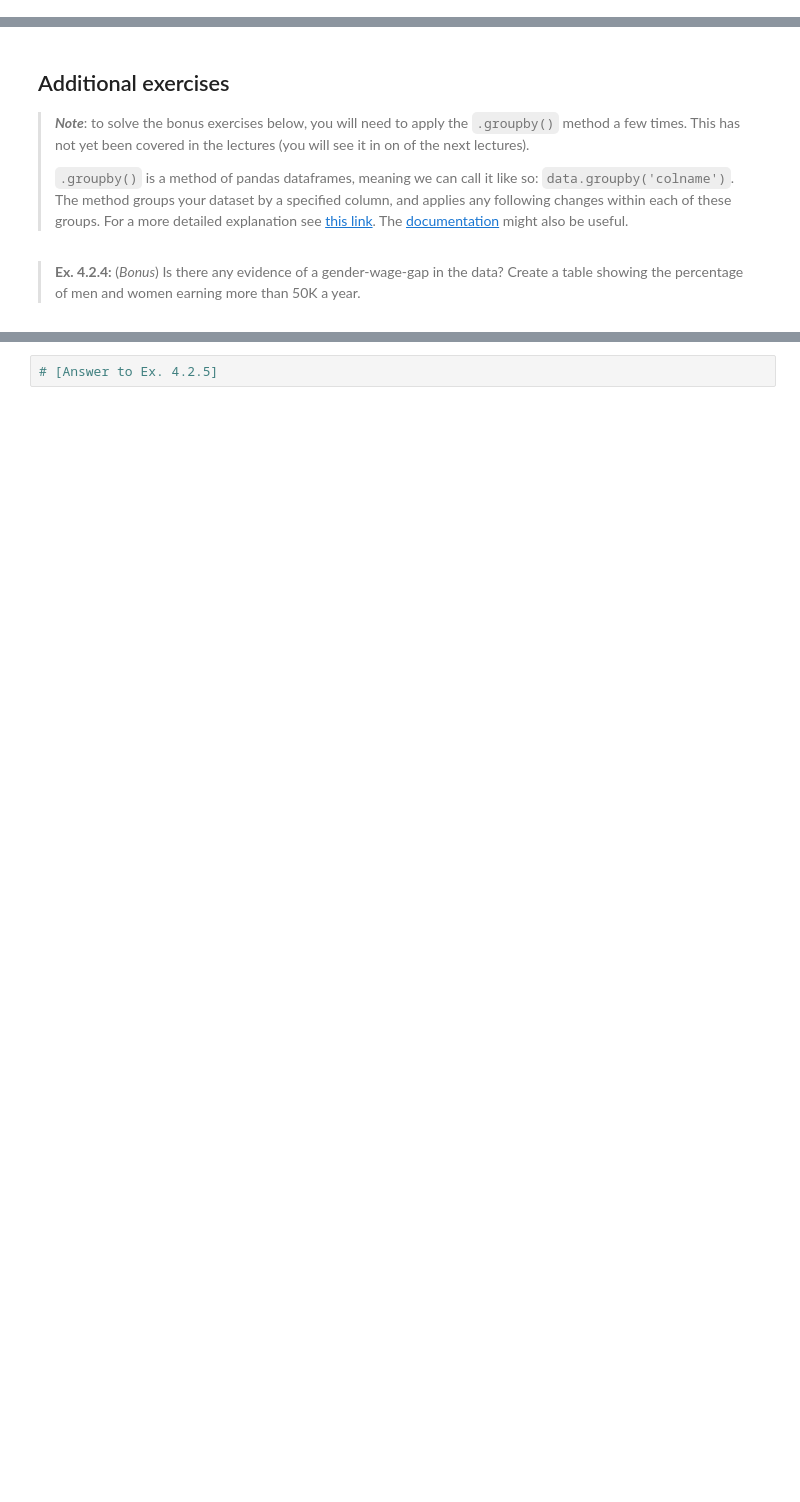
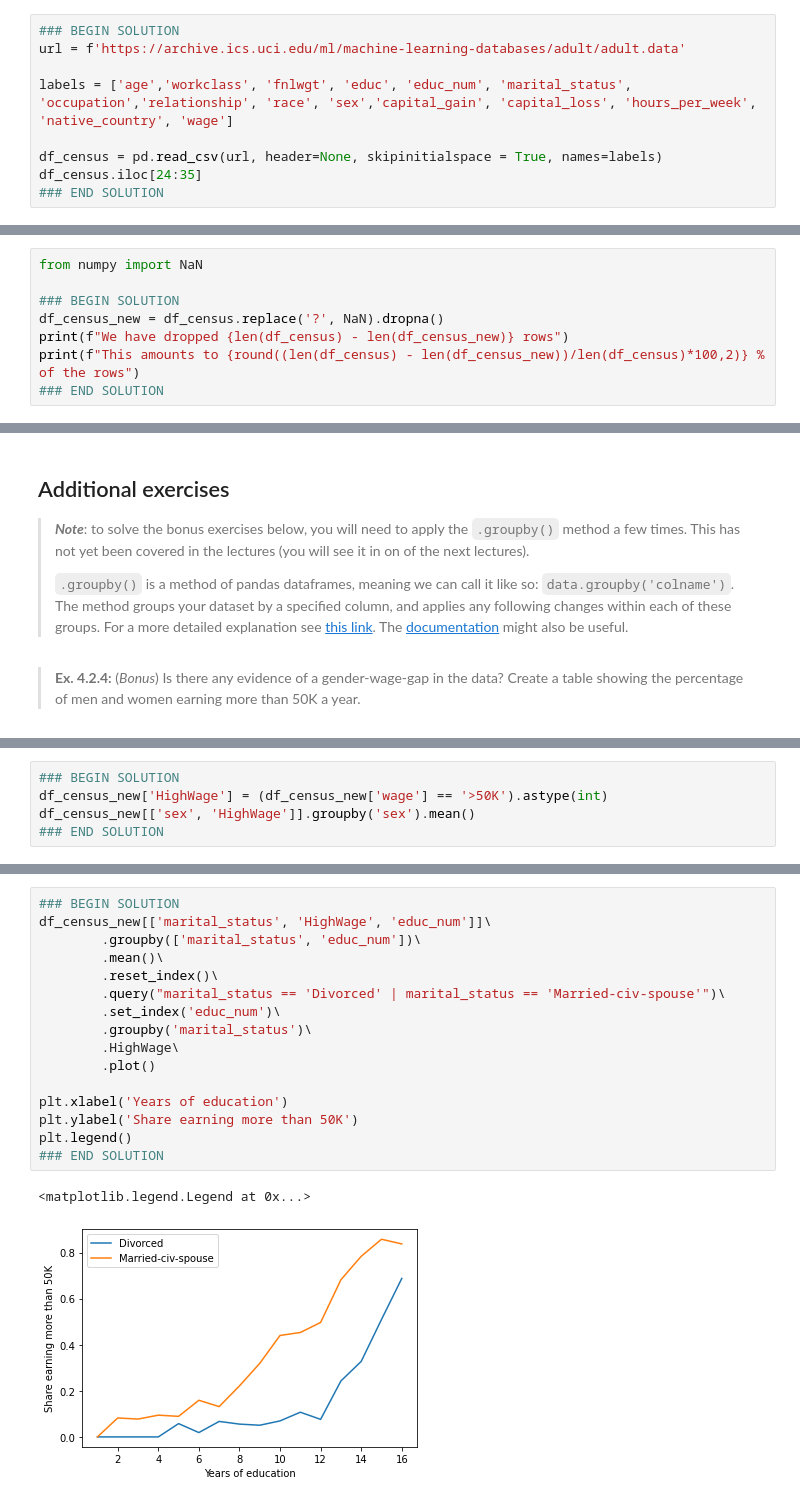
Before and after one commit to joachimkrasmussen/ISDS, a Jupyter notebook: session_2b/module_2_vid+exc_new.ipynb, the cells around one changed output, grey strips where cells are left out. Cells and saved outputs as stored; diff of their text form; blank space fills up the shorter version.

```diff
--- a/session_2b/module_2_vid+exc_new.ipynb
+++ b/session_2b/module_2_vid+exc_new.ipynb
@@ -329,0 +519,9 @@ In this section we will use [this dataset](https://archive.ics.uci.edu/ml/datase
+# %%
+### BEGIN SOLUTION
+url = f'https://archive.ics.uci.edu/ml/machine-learning-databases/adult/adult.data'
+
+labels = ['age','workclass', 'fnlwgt', 'educ', 'educ_num', 'marital_status', 'occupation','relationship', 'race', 'sex','capital_gain', 'capital_loss', 'hours_per_week', 'native_country', 'wage']
+
+df_census = pd.read_csv(url, header=None, skipinitialspace = True, names=labels)
+df_census.iloc[24:35]
+### END SOLUTION
@@ -343,0 +555,8 @@ YouTubeVideo('GDaxQig-qCU', width=640, height=360)
+# %%
+from numpy import NaN
+
+### BEGIN SOLUTION
+df_census_new = df_census.replace('?', NaN).dropna()
+print(f"We have dropped {len(df_census) - len(df_census_new)} rows")
+print(f"This amounts to {round((len(df_census) - len(df_census_new))/len(df_census)*100,2)} % of the rows")
+### END SOLUTION
@@ -369,0 +600,5 @@ YouTubeVideo('mohBV7crmsU', width=640, height=360)
+# %%
+### BEGIN SOLUTION
+df_census_new['HighWage'] = (df_census_new['wage'] == '>50K').astype(int)
+df_census_new[['sex', 'HighWage']].groupby('sex').mean()
+### END SOLUTION
@@ -373,5 +613,22 @@ YouTubeVideo('mohBV7crmsU', width=640, height=360)
 ![](examplefig.png)
 
 > _Hint:_ remember the `.query()` method is extremely useful for filtering data.
-# %%
-# [Answer to Ex. 4.2.5]
+# %%
+### BEGIN SOLUTION
+df_census_new[['marital_status', 'HighWage', 'educ_num']]\
+        .groupby(['marital_status', 'educ_num'])\
+        .mean()\
+        .reset_index()\
+        .query("marital_status == 'Divorced' | marital_status == 'Married-civ-spouse'")\
+        .set_index('educ_num')\
+        .groupby('marital_status')\
+        .HighWage\
+        .plot()
+
+plt.xlabel('Years of education')
+plt.ylabel('Share earning more than 50K')
+plt.legend()
+### END SOLUTION
+# %% [output]
+<matplotlib.legend.Legend at 0x...>
+[figure, added]
```
Also changed, not shown: parts of 145 cells of this notebook, 5 other files.
